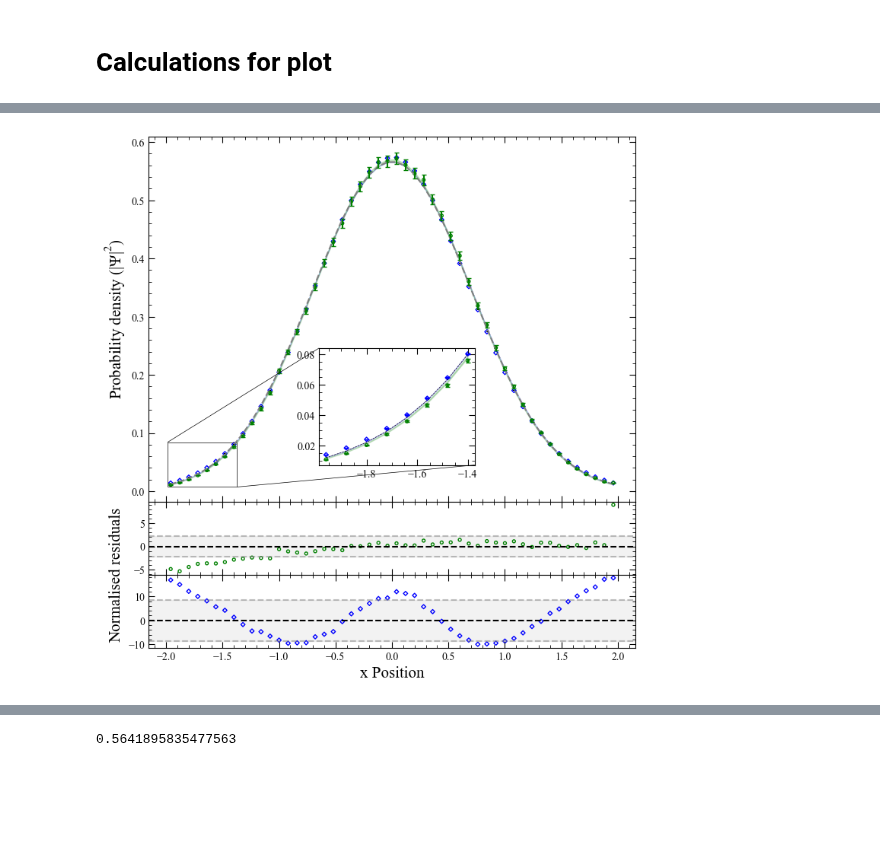
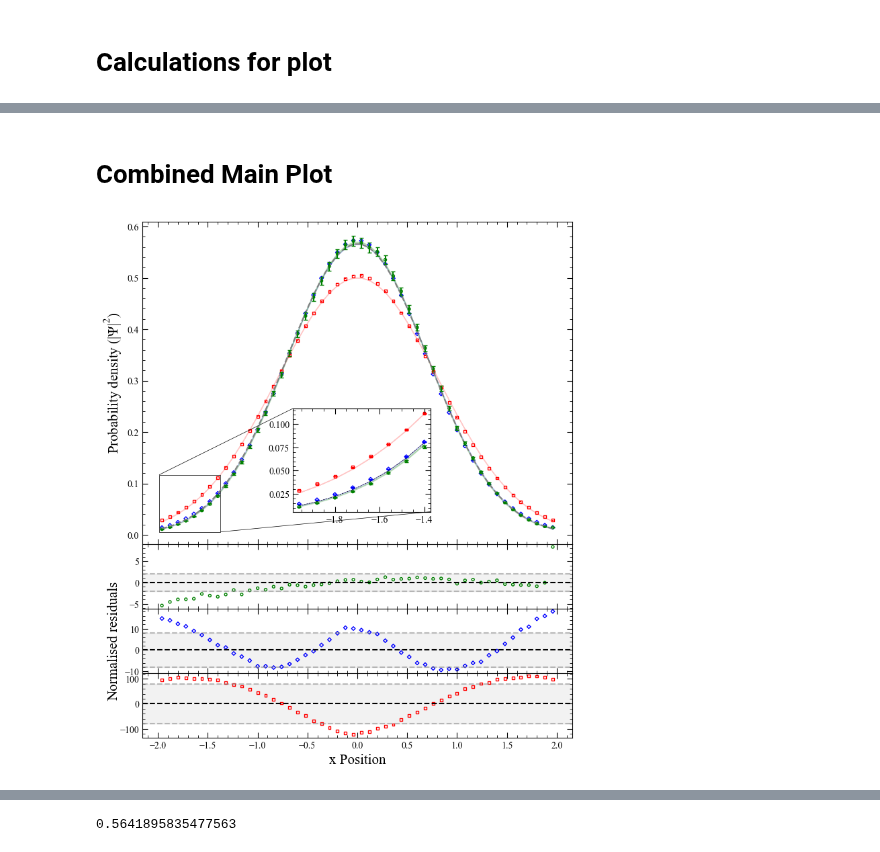
Before and after one commit to Sebastian426/Sebastian_Sloan_Computational_Physics, a Jupyter notebook: Results Figures.ipynb, the cells around one changed output, grey strips where cells are left out. Saved outputs shown, nothing was run; the diff lists cells and outputs as text; code cells hidden in the pictures; blank space fills up the shorter version.

Commit message:
Most Data analysis if not all is now complete

```diff
--- a/Results Figures.ipynb
+++ b/Results Figures.ipynb
@@ -659,6 +815,10 @@ y_min_prop = gaussian_model(x_centres, popt_prop[0] - np.sqrt(cov_prop[0][0]), p
 #SE ribbon for metropolis
 y_max_metrop = gaussian_model(x_centres, popt_metrop[0] + np.sqrt(cov_metrop[0][0]), popt_metrop[1] + np.sqrt(cov_metrop[1][1]))
 y_min_metrop = gaussian_model(x_centres, popt_metrop[0] - np.sqrt(cov_metrop[0][0]), popt_metrop[1] - np.sqrt(cov_metrop[1][1]))
+
+#SE ribbon for naive metropolis
+y_max_metrop_B2 = gaussian_model(x_centres, popt_metrop_boot2[0] + np.sqrt(cov_metrop_boot2[0][0]), popt_metrop_boot2[1] + np.sqrt(cov_metrop_boot2[1][1]))
+y_min_metrop_B2 = gaussian_model(x_centres, popt_metrop_boot2[0] - np.sqrt(cov_metrop_boot2[0][0]), popt_metrop_boot2[1] - np.sqrt(cov_metrop_boot2[1][1]))
 # %%
 print(len(pdf_mean))
 print(len(pdf_mean_prop))
@@ -845,3 +1018,5 @@ plt.show()
+# %% [markdown]
+# Combined Main Plot
 # %%
 from mpl_toolkits.axes_grid1.inset_locator import mark_inset
 
@@ -864,13 +1039,24 @@ plt.tick_params(which = 'minor', length = 3, bottom = True, top = True, left = T
 
 plt.plot(x_binned, pdf_analytic_binned, linestyle = "--", color = "grey", label = "Theoretical")
 
+
+#optimised
 plt.scatter(x_binned, pdf_binned_metrop, marker = "D", s = 8,color = "blue", facecolor = "none", label = "Metropolis")
-plt.errorbar(x_binned, pdf_binned_metrop, yerr= pdf_binned_metrop_err, linestyle = "none", color = "black")
+plt.errorbar(x_binned, pdf_binned_metrop, yerr= pdf_binned_metrop_err, linestyle = "none", color = "blue")
 plt.fill_between(x_binned, y_max_metrop_binned, y_min_metrop_binned, color = "blue", alpha = 0.2)
 
+
+#propagator
 plt.scatter(x_binned, pdf_binned_prop, marker = "o", s = 8, color = "green", facecolor = "none", label = "Propagator")
 plt.errorbar(x_binned, pdf_binned_prop, yerr = pdf_binned_prop_err, linestyle = "none", color = "green", capsize = 2)
 plt.fill_between(x_binned, y_max_prop_binned, y_min_prop_binned, color = "green", alpha = 0.2, label = "Se Ribbon")
+
+
+#naive
+plt.scatter(x_binned, pdf_binned_metrop_B2, marker = "s", s = 8,color = "red", facecolor = "none", label = "Naive Metropolis")
+plt.errorbar(x_binned, pdf_binned_metrop_B2, yerr= pdf_binned_metrop_err_B2, linestyle = "none", color = "red")
+plt.fill_between(x_binned, y_max_metrop_binned_B2, y_min_metrop_binned_B2, color = "red", alpha = 0.2)
+
 
 plt.ylabel(r"Probability density ($| \Psi |^2$)", fontsize=15)
 
@@ -901,13 +1087,20 @@ mark_inset(plt2, inset, loc1=2, loc2=4, fc="none", ec="black", lw=0.5)
 
 inset.plot(x_binned[start_index:end_index],pdf_analytic_binned[start_index:end_index], color = 'black',linestyle = "--", linewidth = 0.5) #analytic
 
+#metropolis
 inset.errorbar(x_binned[start_index:end_index], pdf_binned_metrop[start_index:end_index],yerr = pdf_binned_metrop_err[start_index:end_index], color = "blue", linestyle ='none', capsize = 2) #error bars
 inset.scatter(x_binned[start_index:end_index], pdf_binned_metrop[start_index:end_index], s=8, color = 'blue', marker = "D", facecolor = "none") #data
 inset.fill_between(x_binned[start_index:end_index],y_min_metrop_binned[start_index:end_index], y_max_metrop_binned[start_index:end_index], color = "blue", alpha = 0.2) #se ribbon
 
+#propagator
 inset.errorbar(x_binned[start_index:end_index], pdf_binned_prop[start_index:end_index],yerr = pdf_binned_prop_err[start_index:end_index], color = "green", linestyle ='none', capsize = 2) #error bars
 inset.scatter(x_binned[start_index:end_index], pdf_binned_prop[start_index:end_index], s=8, color = 'green', marker = "o", facecolor = "none") #data
 inset.fill_between(x_binned[start_index:end_index],y_min_prop_binned[start_index:end_index], y_max_prop_binned[start_index:end_index], color = "green", alpha = 0.2) #se ribbon
+
+#naive metropolis
+inset.errorbar(x_binned[start_index:end_index], pdf_binned_metrop_B2[start_index:end_index],yerr = pdf_binned_metrop_err_B2[start_index:end_index], color = "red", linestyle ='none', capsize = 2) #error bars
+inset.scatter(x_binned[start_index:end_index], pdf_binned_metrop_B2[start_index:end_index], s=8, color = 'red', marker = "s", facecolor = "none") #data
+inset.fill_between(x_binned[start_index:end_index],y_min_metrop_binned_B2[start_index:end_index], y_max_metrop_binned_B2[start_index:end_index], color = "red", alpha = 0.2) #se ribbon
 
 inset.minorticks_on()
 inset.tick_params(which = 'major', length = 6, bottom = True, top = True, left = True, right = True, direction = 'in')
@@ -919,34 +1112,47 @@ plt.minorticks_on()
 plt.tick_params(which = 'major', length = 6, bottom = True, top = True, left = True, right = True, direction = 'in')
 plt.tick_params(which = 'minor', length = 3, bottom = True, top = True, left = True, right = True, direction = 'in')
 
 rp1.axhline(0, color = 'black', linestyle = '--')
 rp1.axhline(np.std(binned_propagator_residuals_normalised), color = 'grey', linestyle = '--',alpha = 0.5)
 rp1.axhline(-np.std(binned_propagator_residuals_normalised), color = 'grey', linestyle = '--',alpha = 0.5)
 rp1.axhspan(-np.std(binned_propagator_residuals_normalised), np.std(binned_propagator_residuals_normalised), color='grey', alpha=0.1)
 
 plt.scatter(x_binned, binned_propagator_residuals_normalised, marker = "o", s = 8, color = "green", facecolor = "none")
 
-plt.ylabel("Normalised residuals",fontsize=15)
-rp1.yaxis.set_label_coords(-0.05,0)
-
 
 #residual plot 2
 rp2 = fig.add_axes(([0,-0.4,1,0.2]))
 
 plt.minorticks_on()
 plt.tick_params(which = 'major', length = 6, bottom = True, top = True, left = True, right = True, direction = 'in')
 plt.tick_params(which = 'minor', length = 3, bottom = True, top = True, left = True, right = True, direction = 'in')
 
 rp2.axhline(0, color = 'black', linestyle = '--')
 rp2.axhline(np.std(binned_metropolis_residuals_normalised), color = 'grey', linestyle = '--',alpha = 0.5)
 rp2.axhline(-np.std(binned_metropolis_residuals_normalised), color = 'grey', linestyle = '--',alpha = 0.5)
 rp2.axhspan(-np.std(binned_metropolis_residuals_normalised), np.std(binned_metropolis_residuals_normalised), color='grey', alpha=0.1)
 
+plt.ylabel("Normalised residuals",fontsize=15)
+
 plt.scatter(x_binned, binned_metropolis_residuals_normalised, marker = "D", s = 8,color = "blue", facecolor = "none")
+
+#residual plot 3
+rp2 = fig.add_axes(([0,-0.6,1,0.2]))
+
+plt.minorticks_on()
+plt.tick_params(which = 'major', length = 6, bottom = True, top = True, left = True, right = True, direction = 'in')
+plt.tick_params(which = 'minor', length = 3, bottom = True, top = True, left = True, right = True, direction = 'in')
+
+rp2.axhline(0, color = 'black', linestyle = '--')
+rp2.axhline(np.std(binned_metropolis_residuals_normalised_B2), color = 'grey', linestyle = '--',alpha = 0.5)
+rp2.axhline(-np.std(binned_metropolis_residuals_normalised_B2), color = 'grey', linestyle = '--',alpha = 0.5)
+rp2.axhspan(-np.std(binned_metropolis_residuals_normalised_B2), np.std(binned_metropolis_residuals_normalised_B2), color='grey', alpha=0.1)
+
+plt.scatter(x_binned, binned_metropolis_residuals_normalised_B2, marker = "s", s = 8,color = "red", facecolor = "none")
 
 plt.xlabel("x Position", fontsize=15)
 
 plt.savefig(pc_savepath_main_results_combined, bbox_inches = 'tight')
 plt.show()
 # %% [output]
-[figure, old version]
+[figure, new version]
```
Also changed, not shown: parts of 26 cells of this notebook, 1 other file.
